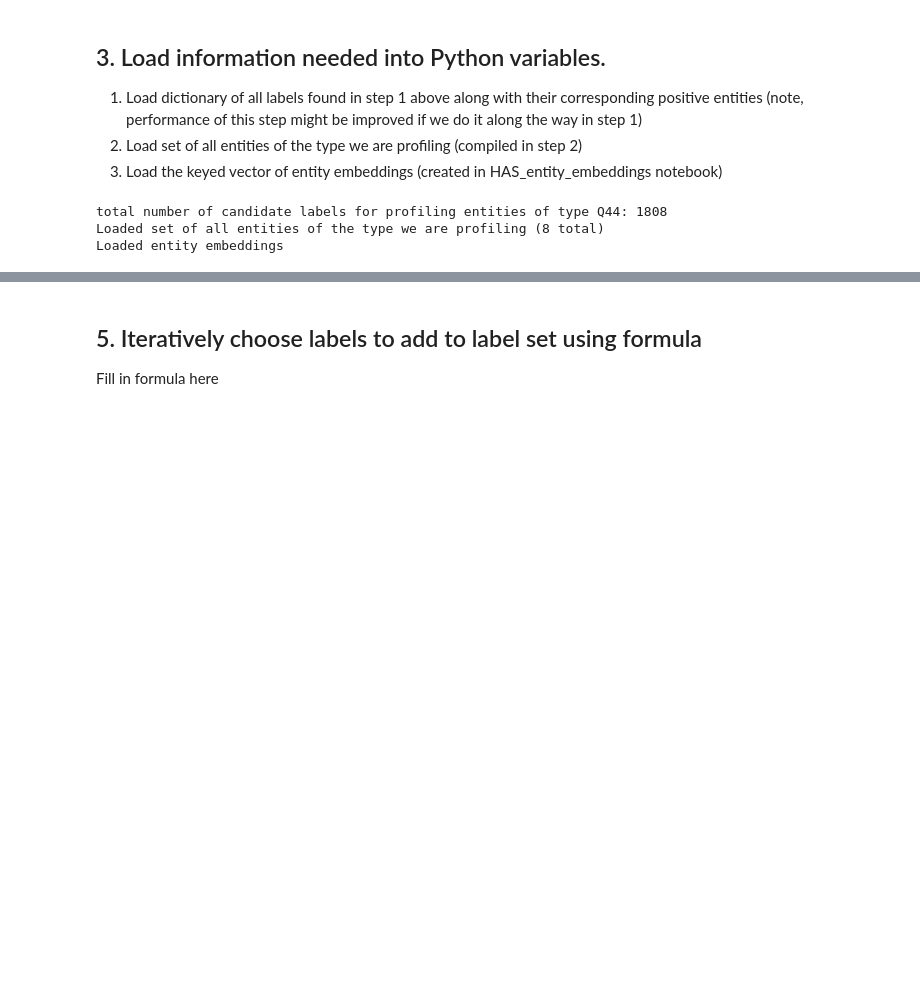
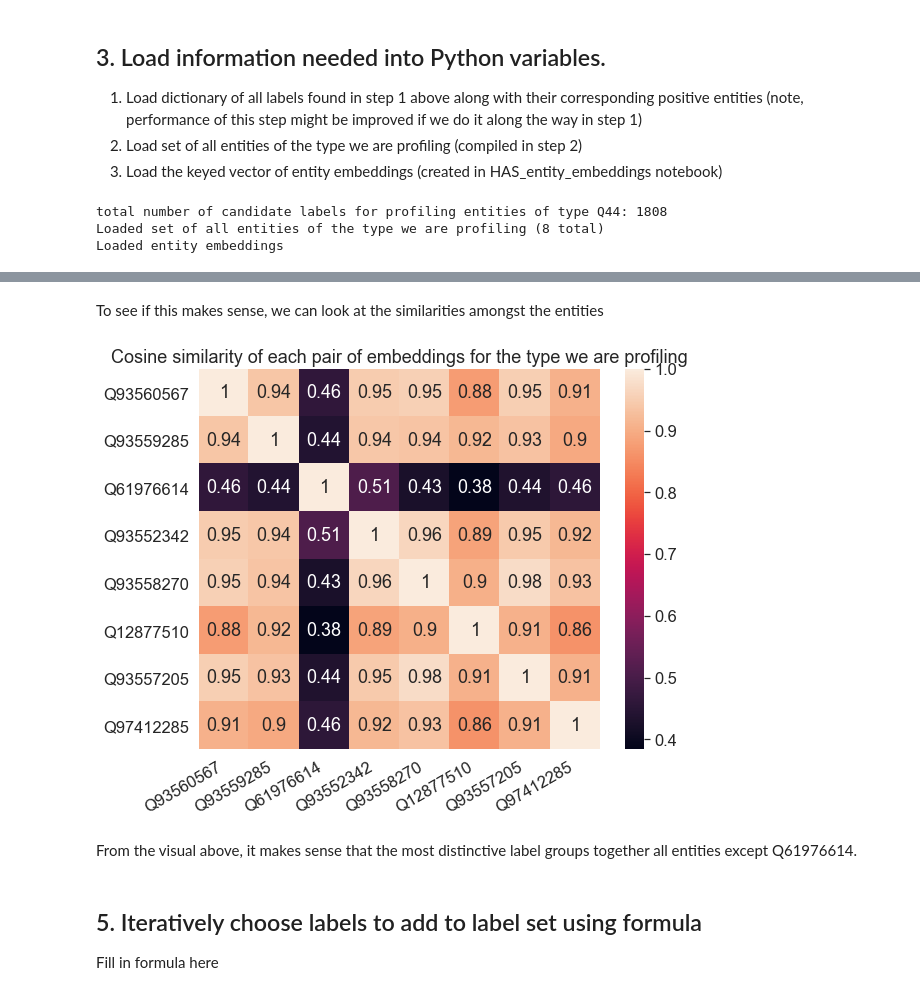
Before and after one commit to nicklein/kgtk, a Jupyter notebook: entity_profiling/select_final_label_set.ipynb, the cells around one changed output, grey strips where cells are left out. Drawn from its saved outputs; the diff is of its cells as text; code cells hidden in the pictures; blank space fills up the shorter version.

Commit message:
compute distinctiveness of each label, print out some info and visual to assess what we get

```diff
--- a/entity_profiling/select_final_label_set.ipynb
+++ b/entity_profiling/select_final_label_set.ipynb
@@ -363,3 +425,22 @@ distinct_of_label = {}
+# %% [markdown]
+To see if this makes sense, we can look at the similarities amongst the entities
+# %%
+embeddings = entity_embeddings[all_ents_in_type]
+similarity_mat = [entity_embeddings.cosine_similarities(e, embeddings) for e in embeddings]
+mask = np.zeros_like(similarity_mat)
+mask[np.triu_indices_from(mask)] = True
+labels = all_ents_in_type
+# Could mask to only show the lower triangle, but I think this is actually easier to read without the mask
+fig, ax = plt.subplots(figsize=(9,7))
+sns.set(font_scale=1.5)
+sns.heatmap(similarity_mat, ax=ax, xticklabels=labels, yticklabels=labels, annot=True)
+plt.xticks(rotation=30, horizontalalignment='right')
+plt.title("Cosine similarity of each pair of embeddings for the type we are profiling")
+plt.show()
+# %% [output]
+[figure, added]
+# %% [markdown]
+From the visual above, it makes sense that the most distinctive label groups together all entities except Q61976614.
 # %% [markdown]
 ## 5. Iteratively choose labels to add to label set using formula
 Fill in formula here
```
Also changed, not shown: parts of 8 cells of this notebook.
